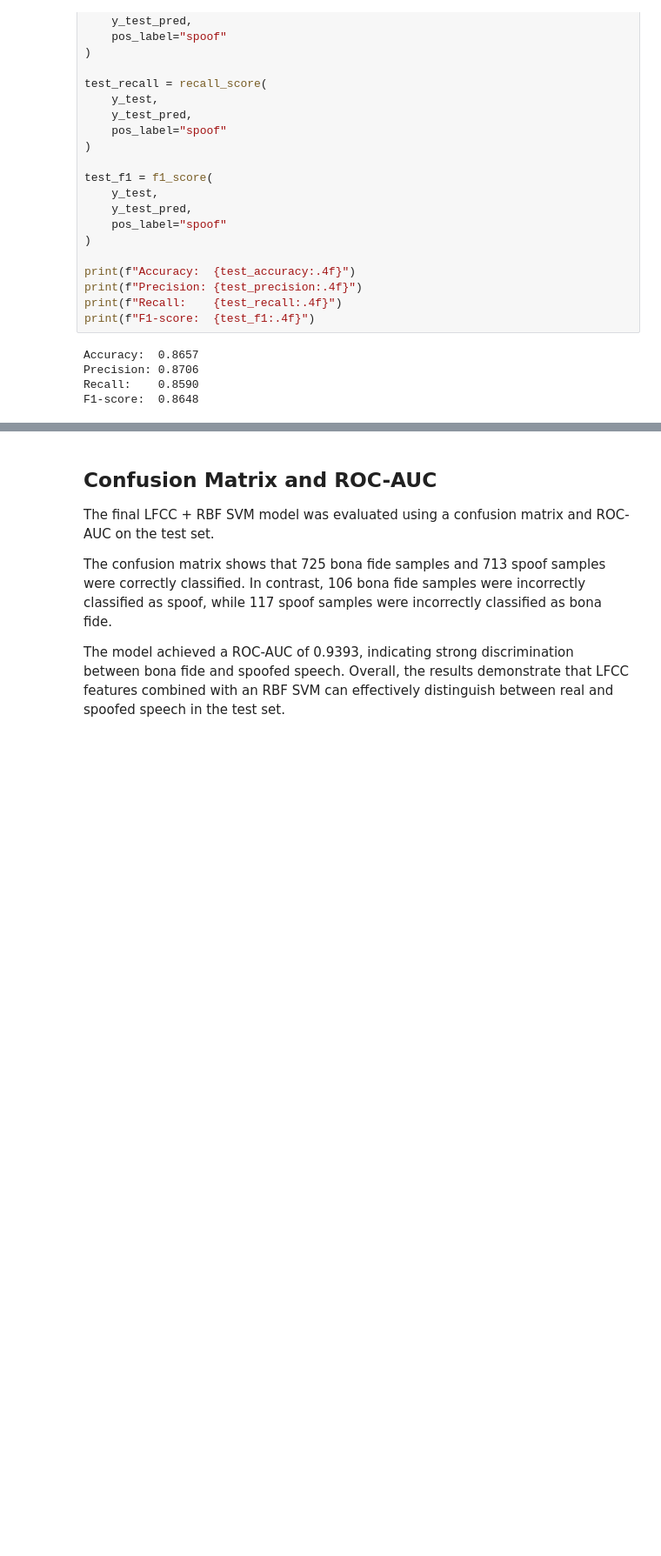
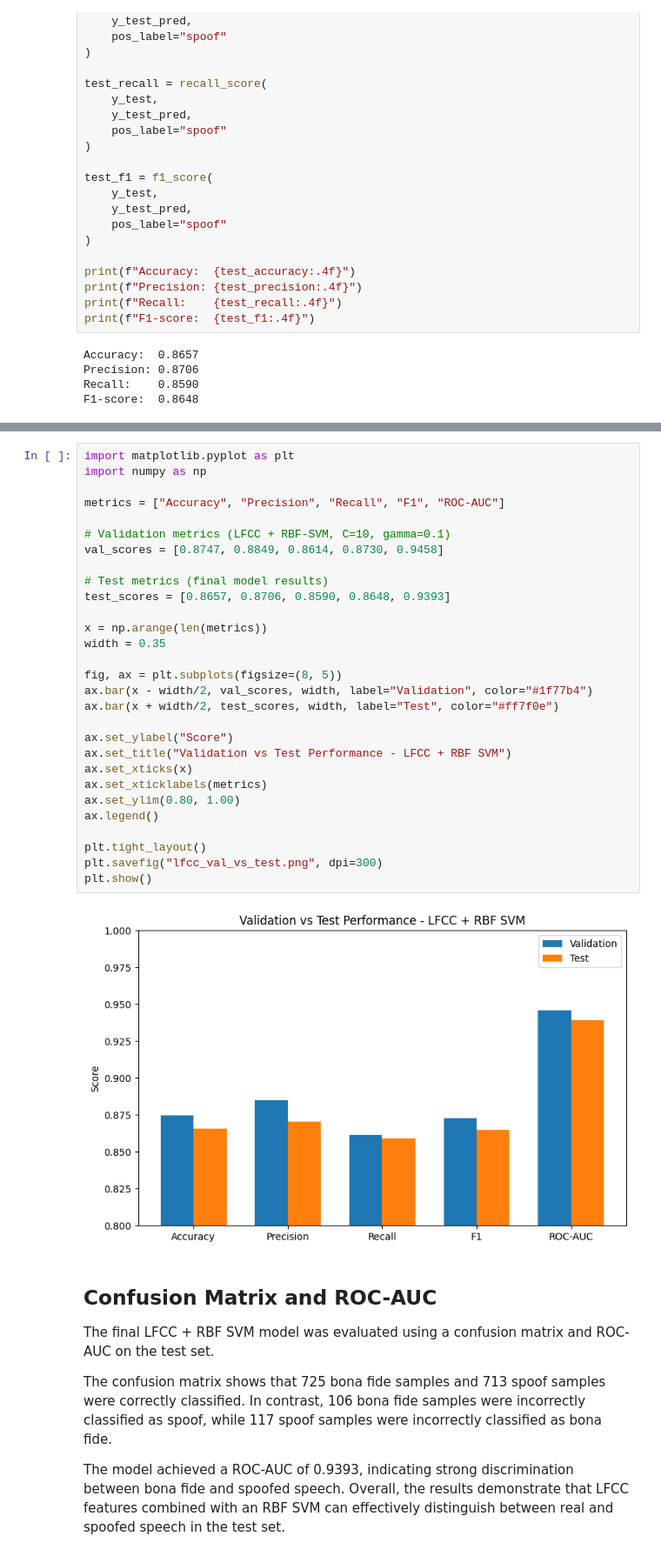
Before and after one commit to WaadZiadeh/Spoken-Project, a Jupyter notebook: Spoken_Project_.ipynb, the cells around one changed output, grey strips where cells are left out. Shown at 87% size. Cells and saved outputs as stored; diff of their text form; blank space fills up the shorter version.

```diff
--- a/Spoken_Project_.ipynb
+++ b/Spoken_Project_.ipynb
@@ -1102,3 +1194,34 @@ ROC-AUC: 0.9393
+# %%
+import matplotlib.pyplot as plt
+import numpy as np
+
+metrics = ["Accuracy", "Precision", "Recall", "F1", "ROC-AUC"]
+
+# Validation metrics (LFCC + RBF-SVM, C=10, gamma=0.1)
+val_scores = [0.8747, 0.8849, 0.8614, 0.8730, 0.9458]
+
+# Test metrics (final model results)
+test_scores = [0.8657, 0.8706, 0.8590, 0.8648, 0.9393]
+
+x = np.arange(len(metrics))
+width = 0.35
+
+fig, ax = plt.subplots(figsize=(8, 5))
+ax.bar(x - width/2, val_scores, width, label="Validation", color="#1f77b4")
+ax.bar(x + width/2, test_scores, width, label="Test", color="#ff7f0e")
+
+ax.set_ylabel("Score")
+ax.set_title("Validation vs Test Performance - LFCC + RBF SVM")
+ax.set_xticks(x)
+ax.set_xticklabels(metrics)
+ax.set_ylim(0.80, 1.00)
+ax.legend()
+
+plt.tight_layout()
+plt.savefig("lfcc_val_vs_test.png", dpi=300)
+plt.show()
+# %% [output]
+[figure, added]
 # %% [markdown]
 ## Confusion Matrix and ROC-AUC
 
```
Also changed, not shown: parts of 8 cells of this notebook.
